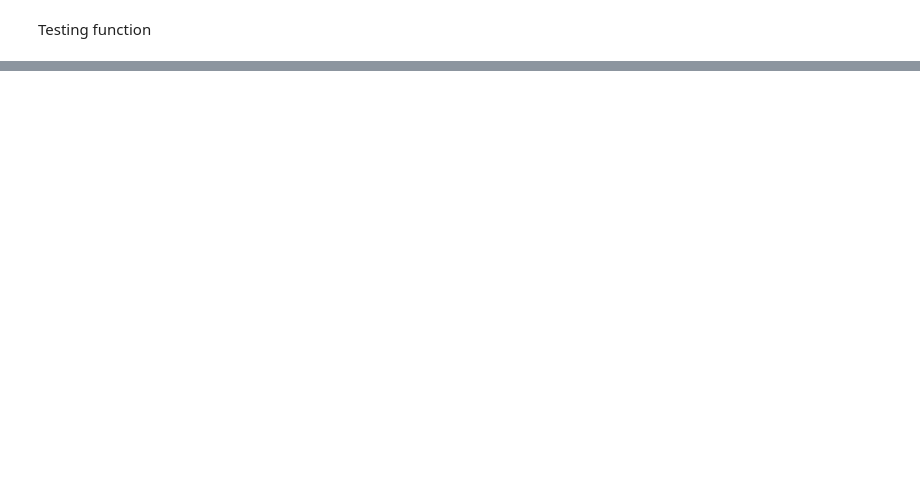
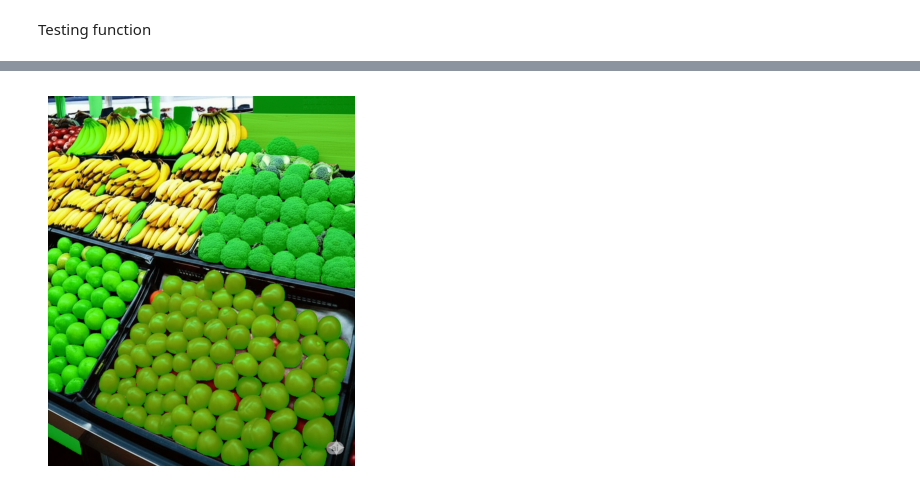
Before and after one commit to minhving/Freshtify, a Jupyter notebook: main.ipynb, the cells around one changed output, grey strips where cells are left out. Drawn from its saved outputs; the diff is of its cells as text; code cells hidden in the pictures; blank space fills up the shorter version.

```diff
--- a/main.ipynb
+++ b/main.ipynb
@@ -384,0 +399,4 @@ image_path = "../dataset/test_1.png"
+# %%
+draw_image_segmentation(results_2, index)
+# %% [output]
+[figure, added]
```
Also changed, not shown: parts of 30 cells of this notebook, 9 other files.
